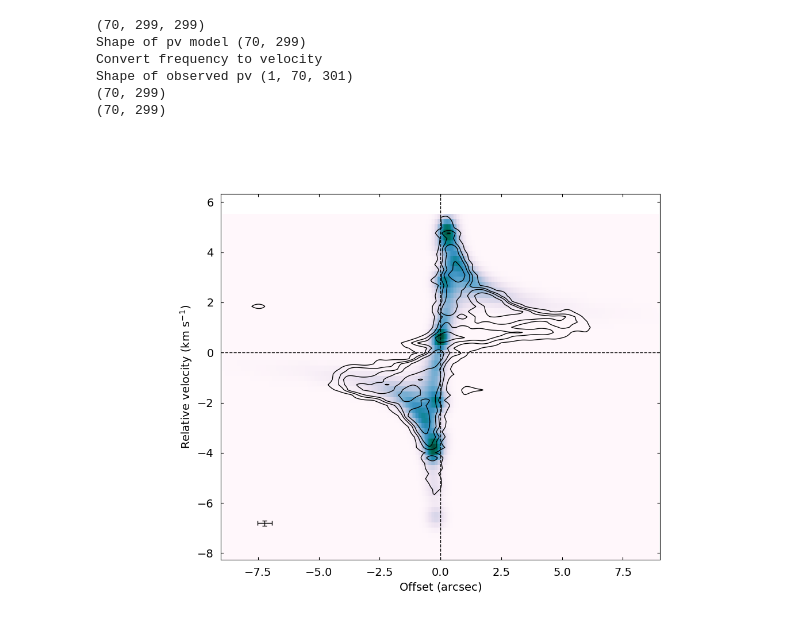
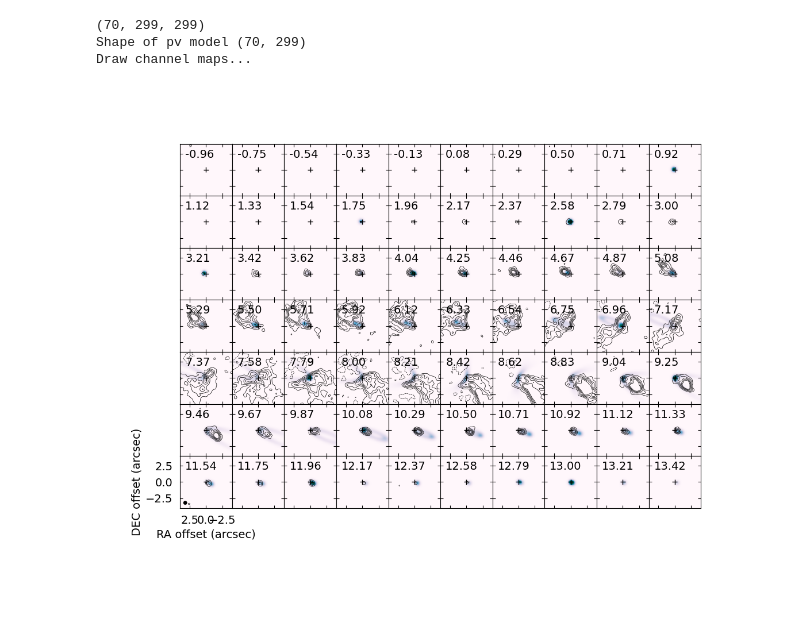
Before and after one commit to mihirtripathi97/DiskModel, a Jupyter notebook: test_pipeline.ipynb, the cells around one changed output. Drawn from its saved outputs; the diff is of its cells as text; code cells hidden in the pictures; blank space fills up the shorter version.

```diff
--- a/test_pipeline.ipynb
+++ b/test_pipeline.ipynb
@@ -19,8 +18,8 @@ e:\Mihir_new\ASIAA-SSP\DiskModel
 %matplotlib widget
 # %%
 Ic, rc, beta, gamma = [1., 600., 1.5, 1.] # rc
-inc = 69.
-pa = 0.
+inc = 73.
+pa = 69.
 ms = 1.6
 vsys = 7.3
 
@@ -39,8 +38,8 @@ cube.trim_data([-9., 9.,], [-9.,9.])   # trim_data([RA range in arcsec offset fr
 xx = cube.xx * 3600. * dist # in au
 yy = cube.yy * 3600. * dist # in au
 v = cube.vaxis # km/s
-print(v-7.2)
-modelcube = model.build_cube(xx, yy, v, cube.beam, 0.5, dist)
+
+modelcube = model.build_cube(xx, yy, v, cube.beam, linewidth=0.05, dist=dist)
 vmin, vmax = np.nanmin(modelcube)*0.5, np.nanmax(modelcube)*0.5
 # %% [output]
 The third axis is  FREQ
@@ -71,15 +57,18 @@ print("Shape of pv model",np.shape(pv_model))
 
 # plot modelcube on top of observed cube (as contours)
 
-plot_cube = False
+plot_cube = True
 
 if plot_cube:
-    canvas = AstroCanvas((4,7),(0,0), imagegrid=True)
+    canvas = AstroCanvas((7,10),(0,0), imagegrid=True)
     canvas.channelmaps(cube, contour=True, color=False,
+                       nskip=0,
+                        imscale = [-4, 4, -4, 4],
                         coord_center='04h04m43.07s 26d18m56.30s',
                         clevels = np.array([-3, 3.,6.,9.,12.,15])*7e-3)
 
-    for i, im in enumerate(modelcube):      #   Plotting model as image as raster
+    for i, im in enumerate(modelcube):      #   Plotting model as image as raster modelcube[::1,:,:]
+
         if i < len(canvas.axes):
             ax = canvas.axes[i]
             ax.pcolormesh(xx / dist, yy / dist, im, shading='auto', rasterized=True,
@@ -88,7 +77,7 @@ if plot_cube:
             break
     plt.show()
 
-plot_PV = True
+plot_PV = False
 if plot_PV:
 
     pv_obs = Imfits(f_PV, pv=True)
@@ -101,36 +90,33 @@ if plot_PV:
                 vrel = True,
                 color = False,
                 #cmap = 'inferno',
                 vmin = -2.0,
                 vmax = 14.0,
                 contour = True,
                 clip = 0.0000000,
                 #ylim = [-8.5,6.5],
                 clevels = np.array([3,7,10,15,25,35,45])*rms_pv,
                 x_offset = True, # If true, offset (radial distance from star) will be the x axis
                 vsys = 7.2, # systemic velocity in kmps
                 ln_var = True, # plot vertical center (systemic velocity)
                 ln_hor = True, # plot horizontal center (zero offset)
                 #cbaroptions = ('right', '3%', '3%'),
                 #cbarlabel = r'(Jy beam$^{-1})$',
                 colorbar = False
                 )
 
     #print(xx[0,:]/(dist))
-    X, Y = np.meshgrid(-yy[:,0]/(dist), v-8.0)
+    X, Y = np.meshgrid(yy[:,0]/(dist), -v+8.)
     print(np.shape(X))
     print(np.shape(Y))
     ax = canvas.axes[0]
     ax.pcolormesh(X, Y, pv_model, shading='auto', rasterized=True,
                     cmap='PuBuGn')
     #plt.xlim(-14,14)
     #plt.ylim(-14,14)
     plt.show()
 # %% [output]
 (70, 299, 299)
 Shape of pv model (70, 299)
-Convert frequency to velocity
-Shape of observed pv (1, 70, 301)
-(70, 299)
-(70, 299)
+Draw channel maps...
-[figure, old version]
+[figure, new version]
```
Also changed, not shown: parts of 2 cells of this notebook, 1 other file.
